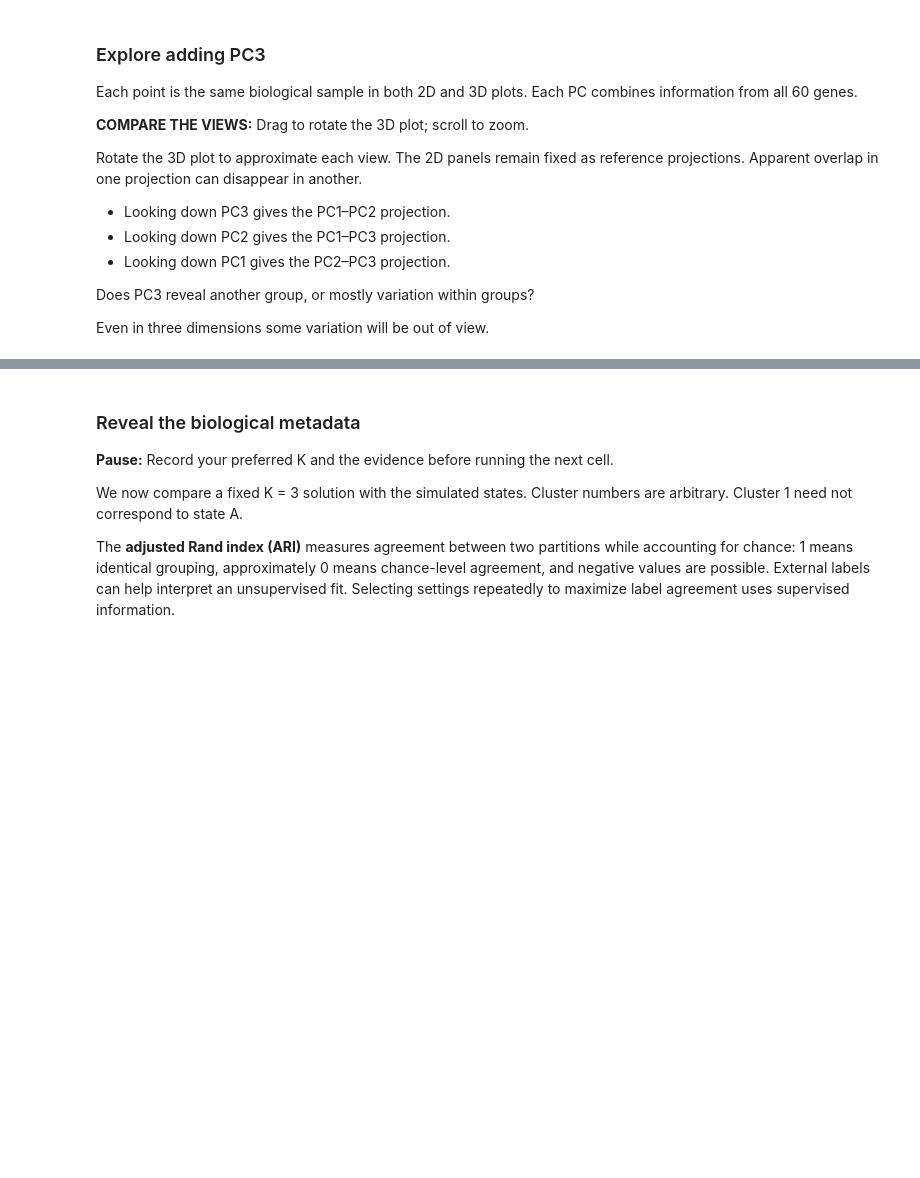
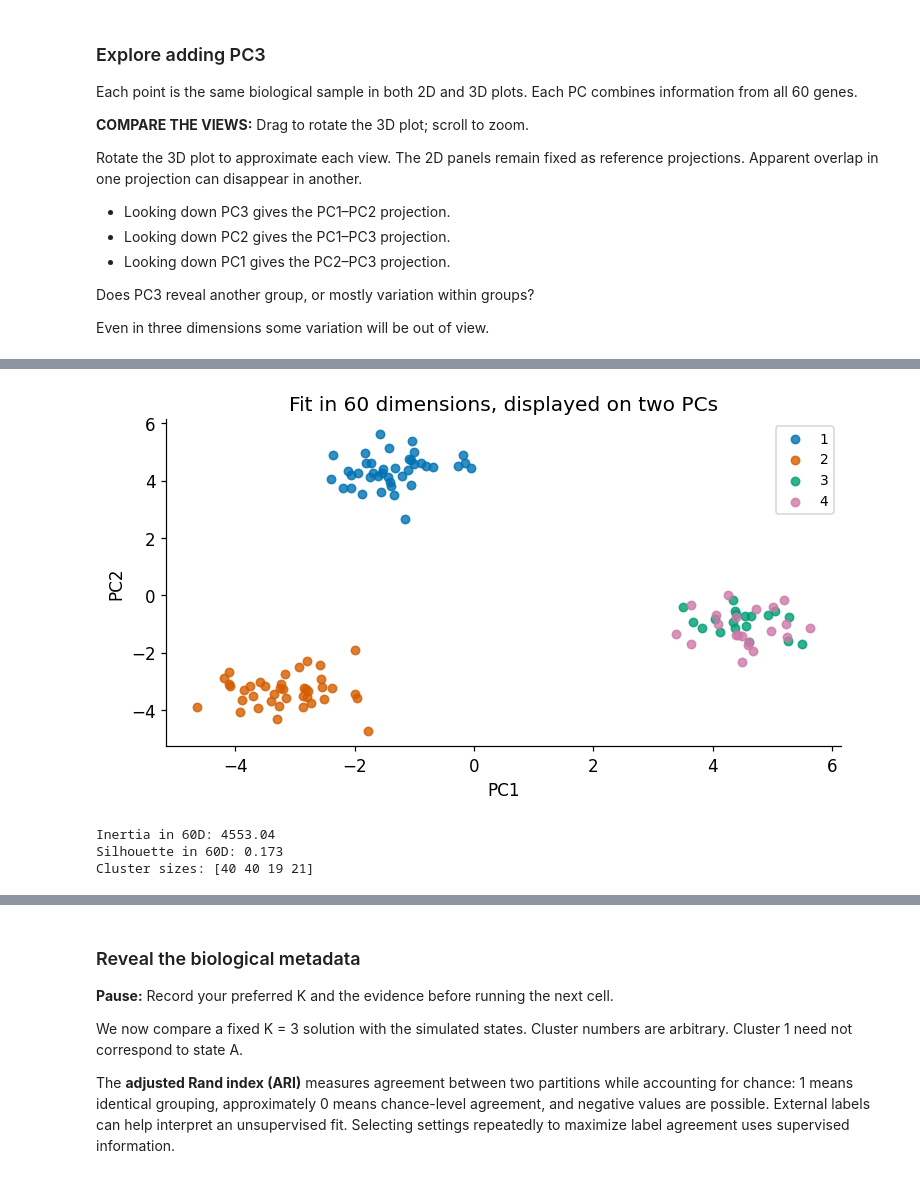
Before and after one commit to oliviaaghamie/beginning-bioinformatics, a Jupyter notebook: notebooks/Copy_of_Unsupervised_Learning_PCA_and_Clustering.ipynb, the cells around one changed output, grey strips where cells are left out. Drawn from its saved outputs; the diff is of its cells as text; code cells hidden in the pictures; blank space fills up the shorter version.

```diff
--- a/notebooks/Copy_of_Unsupervised_Learning_PCA_and_Clustering.ipynb
+++ b/notebooks/Copy_of_Unsupervised_Learning_PCA_and_Clustering.ipynb
@@ -525,13 +566,18 @@ assert np.all(np.diff([h[2] for h in history]) <= 1e-8)
 # %%
 # Fit uses only Z. The state metadata are not supplied.
-km = KMeans(n_clusters=3, n_init=20, random_state=42).fit(Z)
+km = KMeans(n_clusters=4, n_init=20, random_state=42).fit(Z)
 clusters = km.labels_
 fig, ax = plt.subplots(figsize=(7, 4))
 scatter_groups(ax, PC[:, :2], clusters+1, 'Fit in 60 dimensions, displayed on two PCs')
 finish('kmeans_main')
 print('Inertia in 60D:', round(km.inertia_, 2))
 print('Silhouette in 60D:', round(silhouette_score(Z, clusters), 3))
 print('Cluster sizes:', np.bincount(clusters))
+# %% [output]
+[figure, added]
+Inertia in 60D: 4553.04
+Silhouette in 60D: 0.173
+Cluster sizes: [40 40 19 21]
 # %% [markdown]
 ## 6. Choosing K and evaluating a grouping
 Smaller inertia alone cannot select $K$: the best possible inertia decreases or stays equal as $K$ increases, reaching zero when every distinct sample has its own center. Numerical fits may get stuck in different local optima.
```
Also changed, not shown: parts of 20 cells of this notebook.
